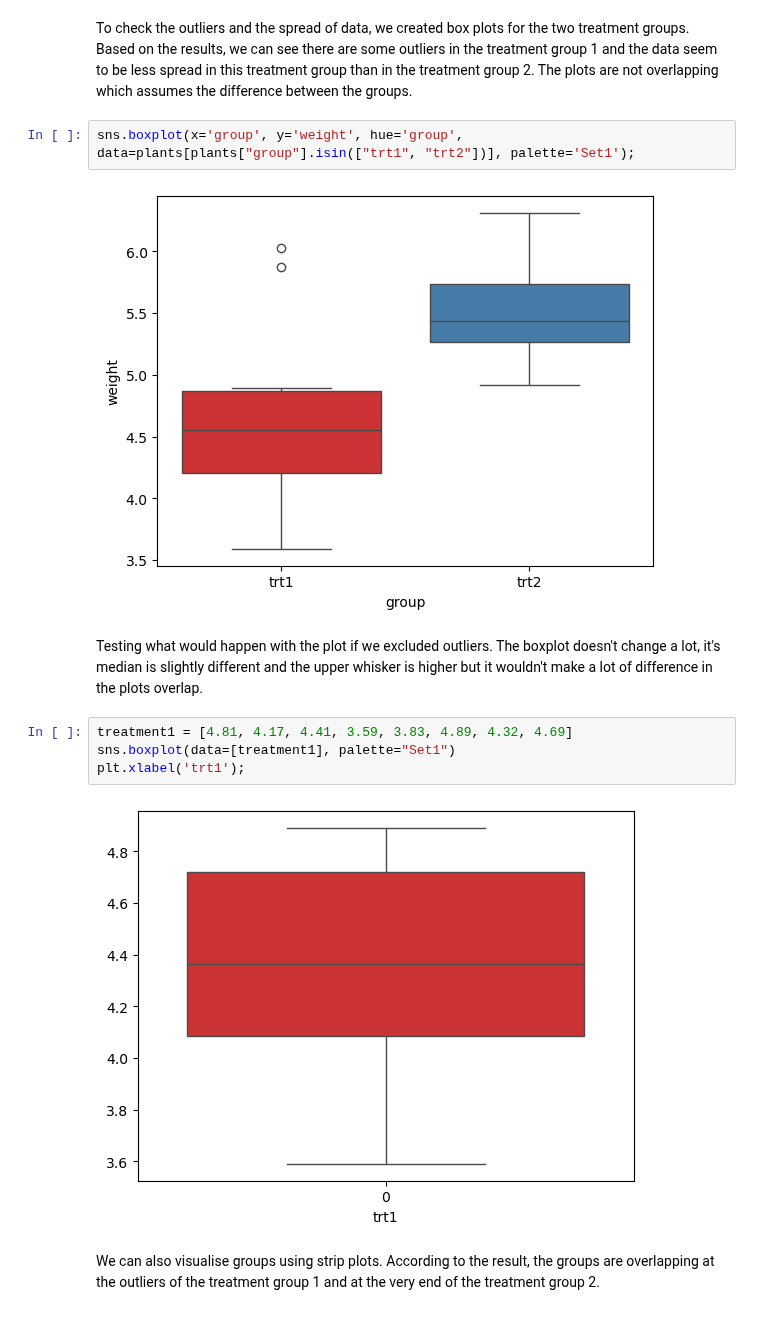
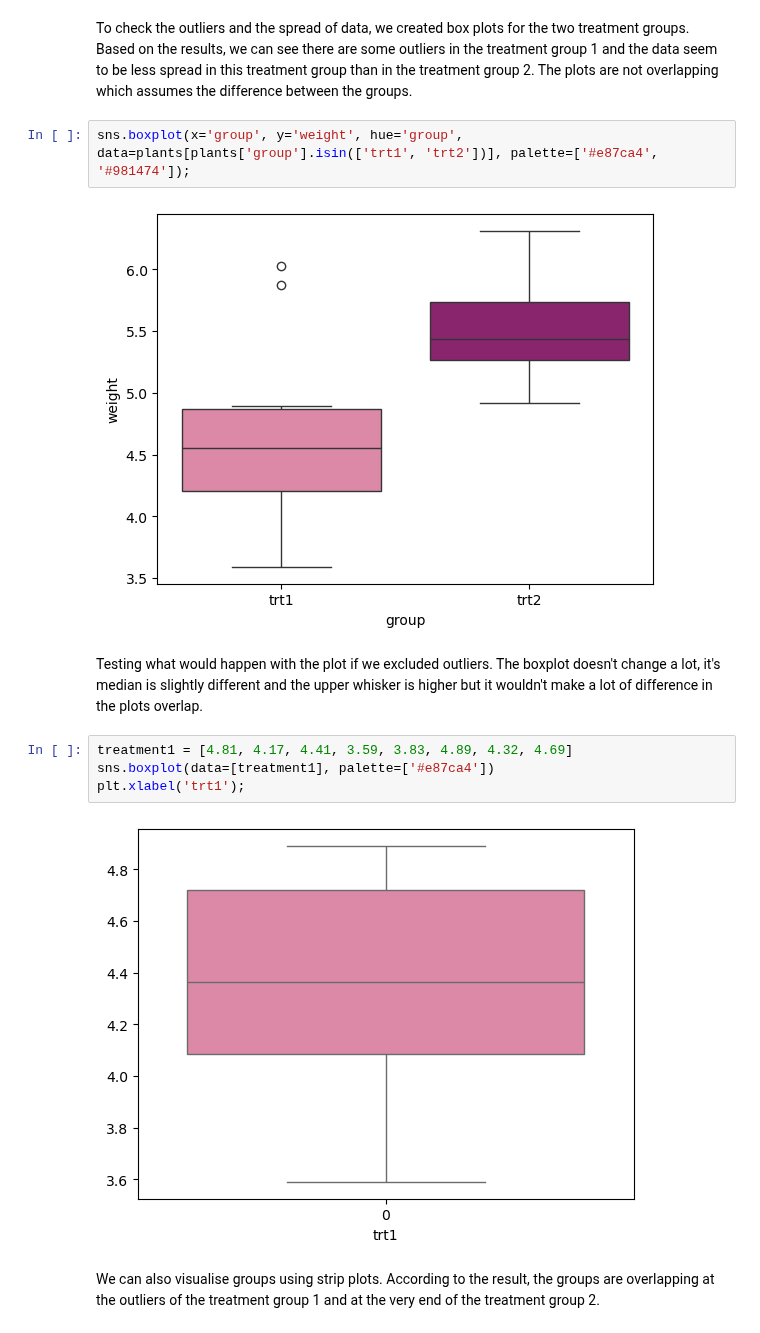
Before and after one commit to Tanja888/applied_statistics, a Jupyter notebook: project.ipynb, the cells around one changed output. Saved outputs shown, nothing was run; the diff lists cells and outputs as text.

```diff
--- a/project.ipynb
+++ b/project.ipynb
@@ -216,17 +230,17 @@ https://seaborn.pydata.org/tutorial/categorical.html#visualizing-categorical-dat
 # %% [markdown]
 To check the outliers and the spread of data, we created box plots for the two treatment groups. Based on the results, we can see there are some outliers in the treatment group 1 and the data seem to be less spread in this treatment group than in the treatment group 2. The plots are not overlapping which assumes the difference between the groups.
 # %%
-sns.boxplot(x='group', y='weight', hue='group', data=plants[plants["group"].isin(["trt1", "trt2"])], palette='Set1');
+sns.boxplot(x='group', y='weight', hue='group', data=plants[plants['group'].isin(['trt1', 'trt2'])], palette=['#e87ca4', '#981474']);
 # %% [output]
-[figure, old version]
+[figure, new version]
 # %% [markdown]
 Testing what would happen with the plot if we excluded outliers. The boxplot doesn't change a lot, it's median is slightly different and the upper whisker is higher but it wouldn't make a lot of difference in the plots overlap.
 # %%
 treatment1 = [4.81, 4.17, 4.41, 3.59, 3.83, 4.89, 4.32, 4.69]
-sns.boxplot(data=[treatment1], palette="Set1")
+sns.boxplot(data=[treatment1], palette=['#e87ca4'])
 plt.xlabel('trt1');
 # %% [output]
-[figure, old version]
+[figure, new version]
 # %% [markdown]
 We can also visualise groups using strip plots. According to the result, the groups are overlapping at the outliers of the treatment group 1 and at the very end of the treatment group 2.
 # %%
```
Also changed, not shown: parts of 19 cells of this notebook.
